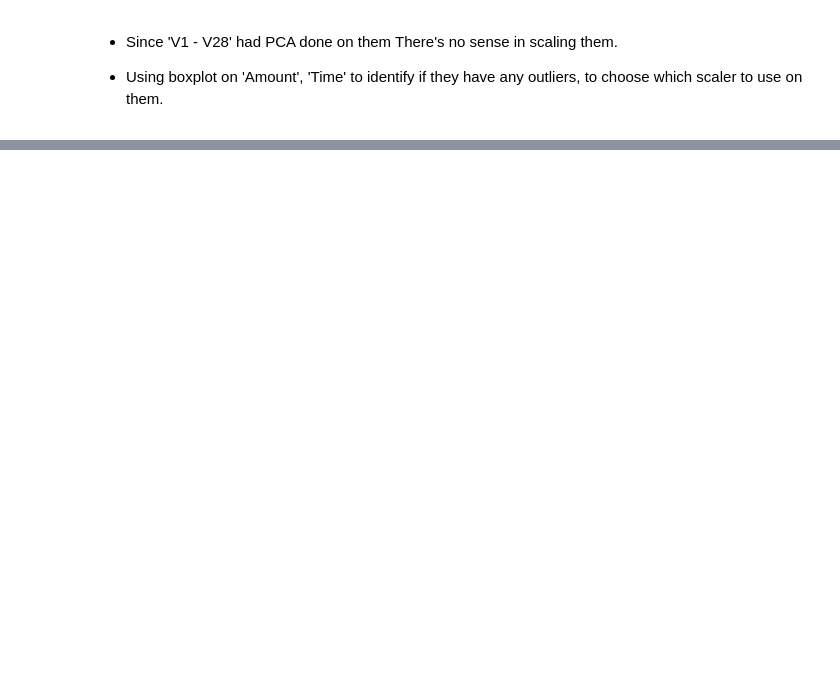
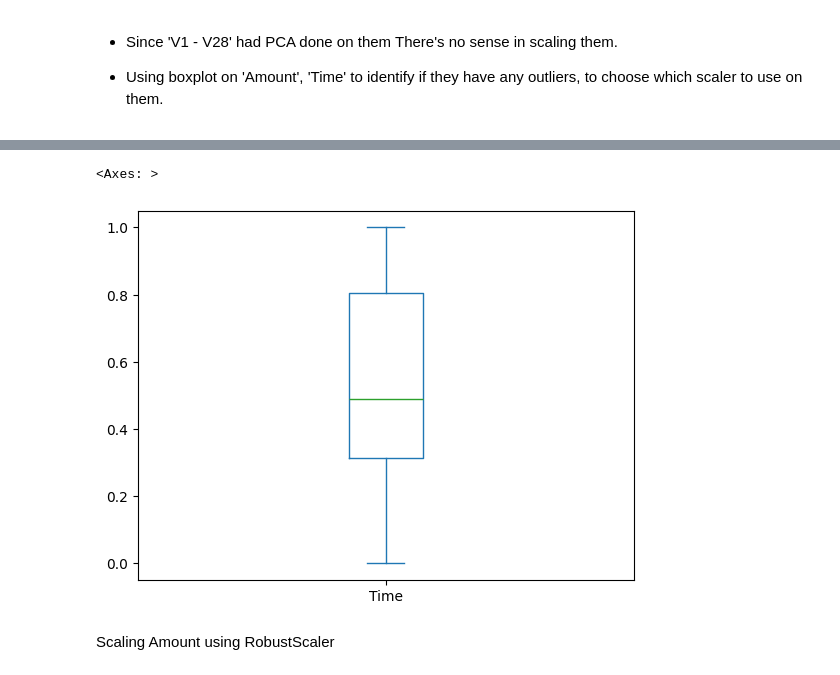
Before and after one commit to Bira0/GroupB, a Jupyter notebook: FinalProject.ipynb, the cells around one changed output, grey strips where cells are left out. Cells and saved outputs as stored; diff of their text form; code cells hidden in the pictures; blank space fills up the shorter version.

```diff
--- a/FinalProject.ipynb
+++ b/FinalProject.ipynb
@@ -91,3 +96,7 @@ dtype: int64
+# %%
+from sklearn.model_selection import train_test_split
+X = credB.drop('Class', axis=1)
+y = credB['Class']
 # %% [markdown]
 
 
@@ -149,11 +106,0 @@ There's no sense in scaling them.
-# %%
-from sklearn.preprocessing import RobustScaler
-from sklearn.decomposition import PCA
-
-# Separate features and target
-X = credB.drop(columns=['Class'])  # or adjust if your target has a different name
-y = credB['Class']  # save labels for later visualization
-
-# Scale features using RobustScaler
-scaler = RobustScaler()
-X_scaled = scaler.fit_transform(X)
@@ -210,0 +116,11 @@ np.int64(23)
+# %%
+from sklearn.preprocessing import MinMaxScaler
+mms = MinMaxScaler()
+X[['Time']] = mms.fit_transform(X[['Time']])
+# %%
+X[['Time']].plot(kind='box')
+# %% [output]
+<Axes: >
+[figure, added]
+# %% [markdown]
+Scaling Amount using RobustScaler
```
Also changed, not shown: parts of 36 cells of this notebook.
